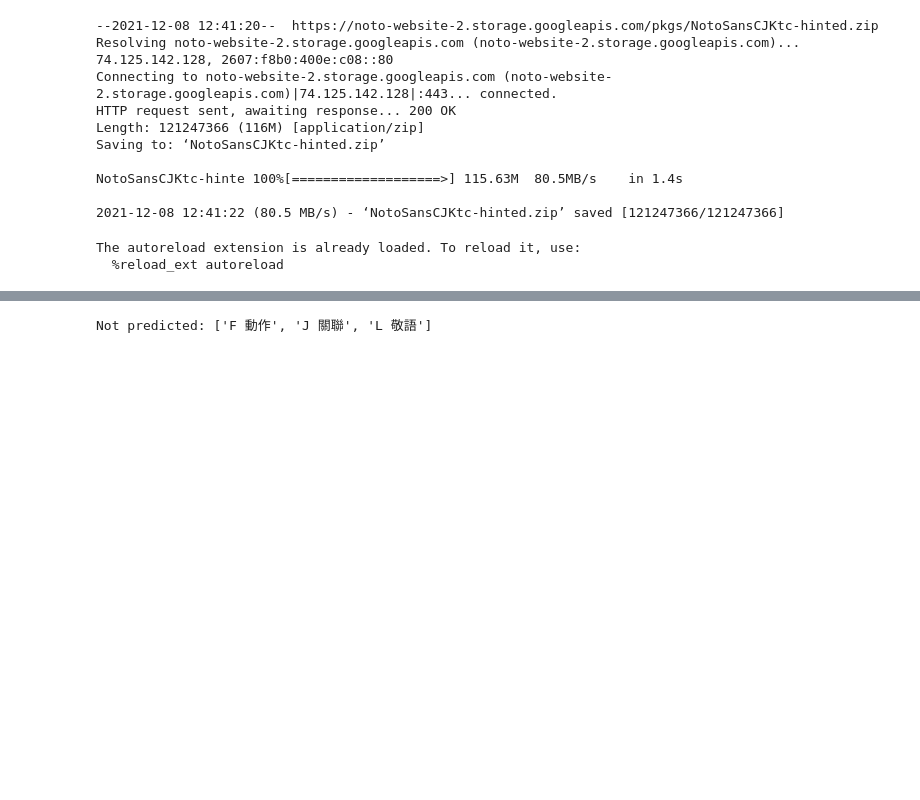
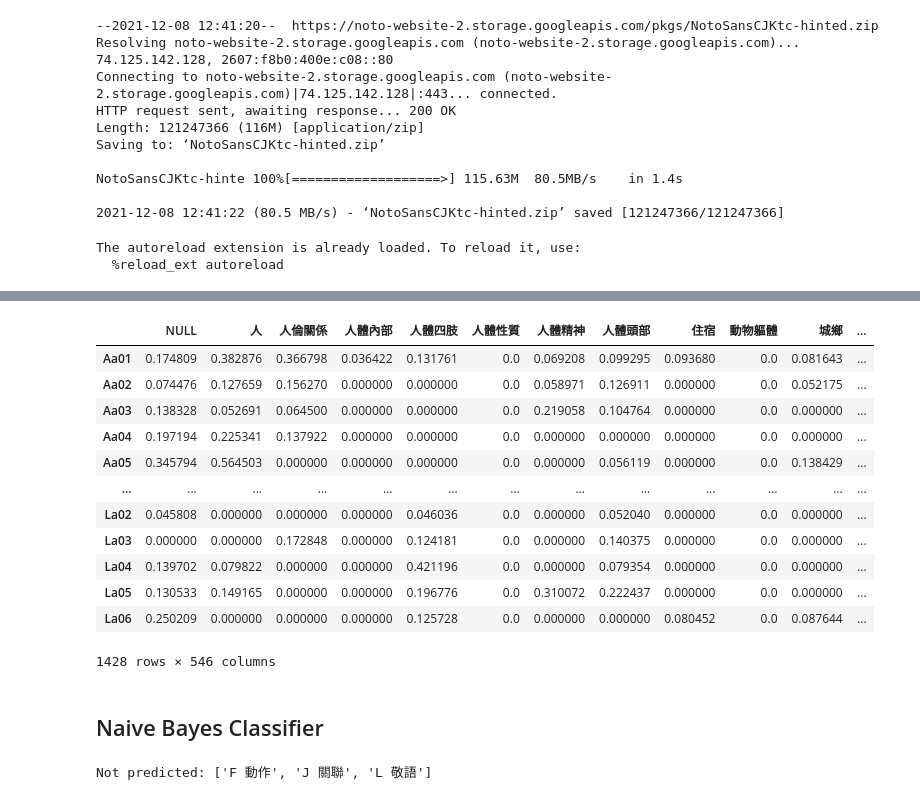
Before and after one commit to liao961120/cilin, a Jupyter notebook: etc/naive_bayes.ipynb, the cells around one changed output, grey strips where cells are left out. Saved outputs shown, nothing was run; the diff lists cells and outputs as text; code cells hidden in the pictures; blank space fills up the shorter version.

```diff
--- a/etc/naive_bayes.ipynb
+++ b/etc/naive_bayes.ipynb
@@ -63,3 +83,21 @@ DTM = DocumentTermMatrix(RSTagger=Tagger, Cilin=C, level=3)
+# %%
+pd.DataFrame(DTM.np, index=DTM.documents, columns=DTM.features)
+# %% [output]
+|  | NULL | 人 | 人倫關係 | 人體內部 | 人體四肢 | 人體性質 | 人體精神 | 人體頭部 | 住宿 | 動物軀體 | 城鄉 | ... |
+| Aa01 | 0.174809 | 0.382876 | 0.366798 | 0.036422 | 0.131761 | 0.0 | 0.069208 | 0.099295 | 0.093680 | 0.0 | 0.081643 | ... |
+| Aa02 | 0.074476 | 0.127659 | 0.156270 | 0.000000 | 0.000000 | 0.0 | 0.058971 | 0.126911 | 0.000000 | 0.0 | 0.052175 | ... |
+| Aa03 | 0.138328 | 0.052691 | 0.064500 | 0.000000 | 0.000000 | 0.0 | 0.219058 | 0.104764 | 0.000000 | 0.0 | 0.000000 | ... |
+| Aa04 | 0.197194 | 0.225341 | 0.137922 | 0.000000 | 0.000000 | 0.0 | 0.000000 | 0.000000 | 0.000000 | 0.0 | 0.000000 | ... |
+| Aa05 | 0.345794 | 0.564503 | 0.000000 | 0.000000 | 0.000000 | 0.0 | 0.000000 | 0.056119 | 0.000000 | 0.0 | 0.138429 | ... |
+| ... | ... | ... | ... | ... | ... | ... | ... | ... | ... | ... | ... | ... |
+| La02 | 0.045808 | 0.000000 | 0.000000 | 0.000000 | 0.046036 | 0.0 | 0.000000 | 0.052040 | 0.000000 | 0.0 | 0.000000 | ... |
+| La03 | 0.000000 | 0.000000 | 0.172848 | 0.000000 | 0.124181 | 0.0 | 0.000000 | 0.140375 | 0.000000 | 0.0 | 0.000000 | ... |
+| La04 | 0.139702 | 0.079822 | 0.000000 | 0.000000 | 0.421196 | 0.0 | 0.000000 | 0.079354 | 0.000000 | 0.0 | 0.000000 | ... |
+| La05 | 0.130533 | 0.149165 | 0.000000 | 0.000000 | 0.196776 | 0.0 | 0.310072 | 0.222437 | 0.000000 | 0.0 | 0.000000 | ... |
+| La06 | 0.250209 | 0.000000 | 0.000000 | 0.000000 | 0.125728 | 0.0 | 0.000000 | 0.000000 | 0.080452 | 0.0 | 0.087644 | ... |
+1428 rows × 546 columns
+# %% [markdown]
+## Naive Bayes Classifier
 # %%
 from sklearn.naive_bayes import MultinomialNB
 
```
Also changed, not shown: parts of 9 cells of this notebook.
